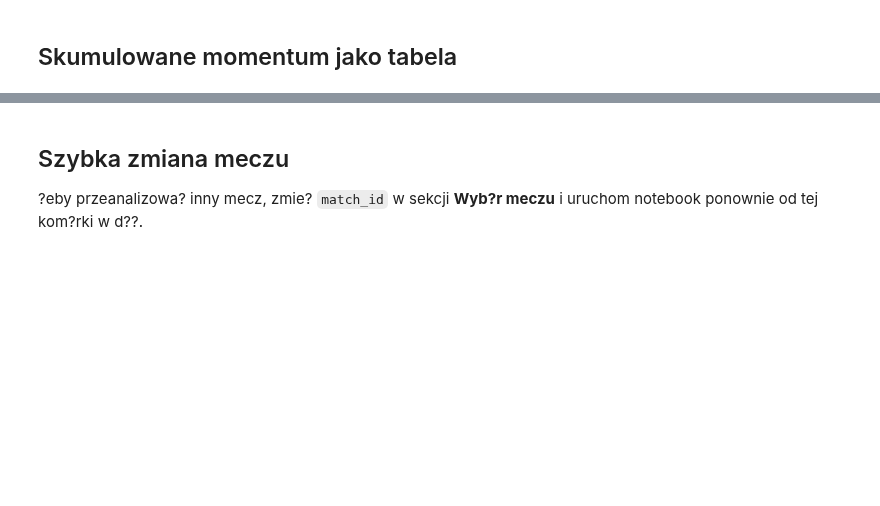
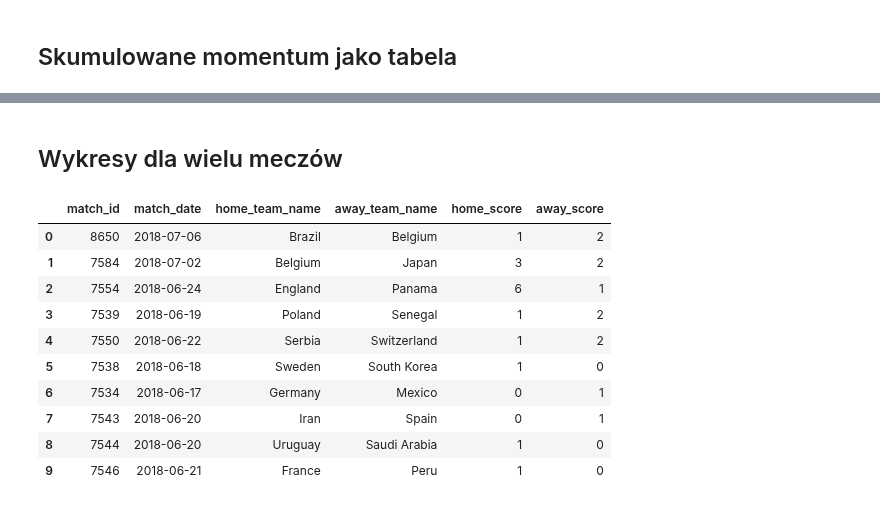
Before and after one commit to mkoczkodaj/MGR_MK, a Jupyter notebook: notebooks/00_glowny_notebook.ipynb, the cells around one changed output, grey strips where cells are left out. Cells and saved outputs as stored; diff of their text form; code cells hidden in the pictures; blank space fills up the shorter version.

```diff
--- a/notebooks/00_glowny_notebook.ipynb
+++ b/notebooks/00_glowny_notebook.ipynb
@@ -89,4 +153,25 @@ xg_timeline.groupby("team.name")["cum_xg"].max().round(3)
-# %% [markdown]
-## Szybka zmiana meczu
-
-?eby przeanalizowa? inny mecz, zmie? `match_id` w sekcji **Wyb?r meczu** i uruchom notebook ponownie od tej kom?rki w d??.
+# %% [markdown]
+## Wykresy dla wielu meczów
+# %%
+number_of_matches = 10
+
+match_ids_to_plot = df_matches.head(number_of_matches)["match_id"].tolist()
+
+# match_ids_to_plot = [8650, 8651, 8652]
+
+matches_overview = df_matches[df_matches["match_id"].isin(match_ids_to_plot)].copy()
+matches_overview["home_team_name"] = matches_overview["home_team"].apply(lambda value: value.get("home_team_name") if isinstance(value, dict) else value)
+matches_overview["away_team_name"] = matches_overview["away_team"].apply(lambda value: value.get("away_team_name") if isinstance(value, dict) else value)
+matches_overview[["match_id", "match_date", "home_team_name", "away_team_name", "home_score", "away_score"]]
+# %% [output]
+|  | match_id | match_date | home_team_name | away_team_name | home_score | away_score |
+| 0 | 8650 | 2018-07-06 | Brazil | Belgium | 1 | 2 |
+| 1 | 7584 | 2018-07-02 | Belgium | Japan | 3 | 2 |
+| 2 | 7554 | 2018-06-24 | England | Panama | 6 | 1 |
+| 3 | 7539 | 2018-06-19 | Poland | Senegal | 1 | 2 |
+| 4 | 7550 | 2018-06-22 | Serbia | Switzerland | 1 | 2 |
+| 5 | 7538 | 2018-06-18 | Sweden | South Korea | 1 | 0 |
+| 6 | 7534 | 2018-06-17 | Germany | Mexico | 0 | 1 |
+| 7 | 7543 | 2018-06-20 | Iran | Spain | 0 | 1 |
+| 8 | 7544 | 2018-06-20 | Uruguay | Saudi Arabia | 1 | 0 |
+| 9 | 7546 | 2018-06-21 | France | Peru | 1 | 0 |
```
Also changed, not shown: parts of 19 cells of this notebook, 6 other files.
